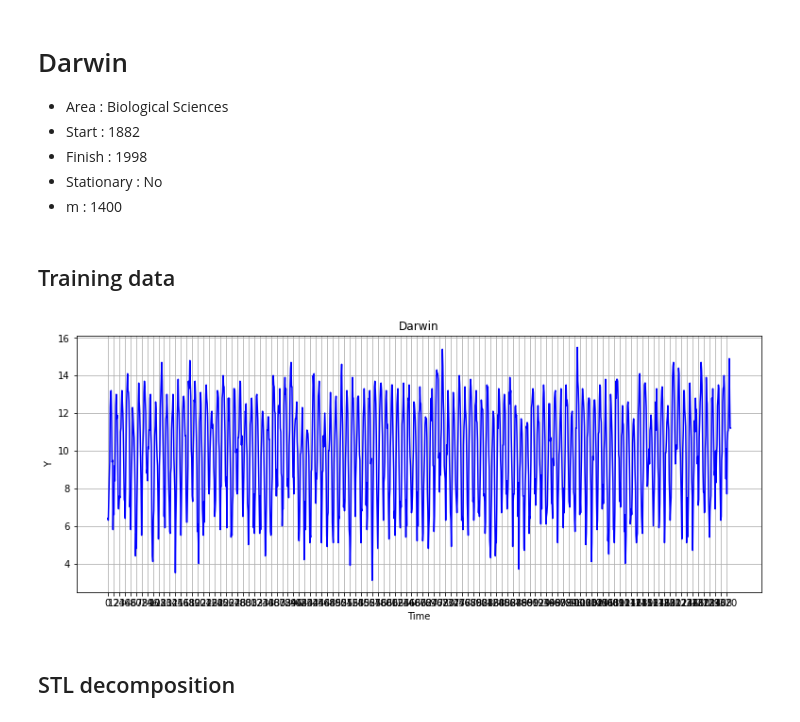
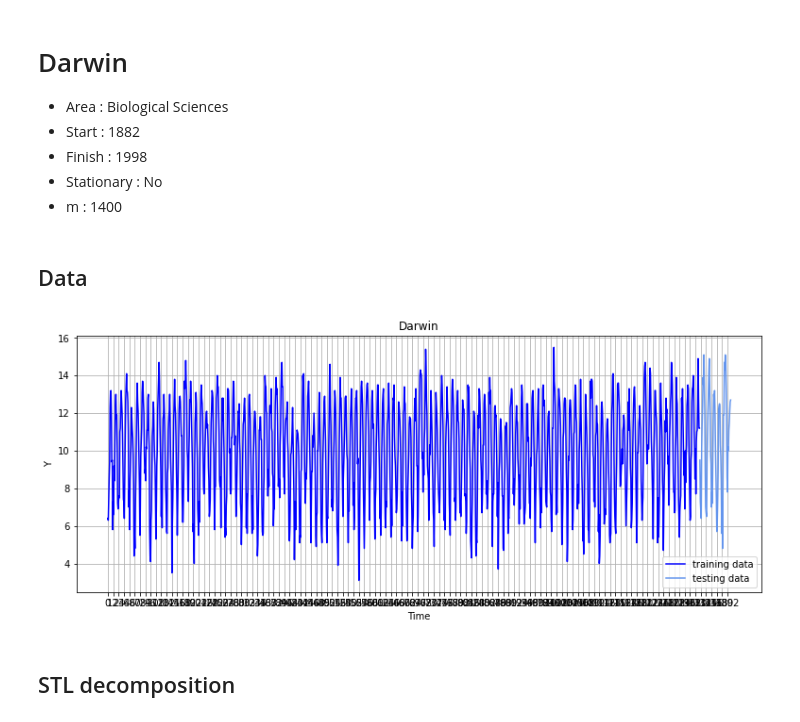
Before and after one commit to GDalforno/STL-Hybrid, a Jupyter notebook: EDA/Darwin.ipynb, the cells around one changed output. Saved outputs shown, nothing was run; the diff lists cells and outputs as text; code cells hidden in the pictures.

```diff
--- a/EDA/Darwin.ipynb
+++ b/EDA/Darwin.ipynb
@@ -24,15 +23,15 @@ from plot import plot, plot_stl, acf, plot_predictions
 from forecasting import Naive, SeasonalNaive, TimeSeriesForecaster
 from metrics import pocid, multi_criteria
-# %% [markdown]
-## Training data
+# %% [markdown]
+## Data
 # %%
 data = load_dataset(6)
 period = 12
 detrend = False
 # %%
-plot(data[0], 'Darwin')
+plot(data, 'Darwin')
 # %% [output]
-[figure, old version]
+[figure, new version]
 # %% [markdown]
 ## STL decomposition
 # %%
```
Also changed, not shown: parts of 30 cells of this notebook, 29 other files.
